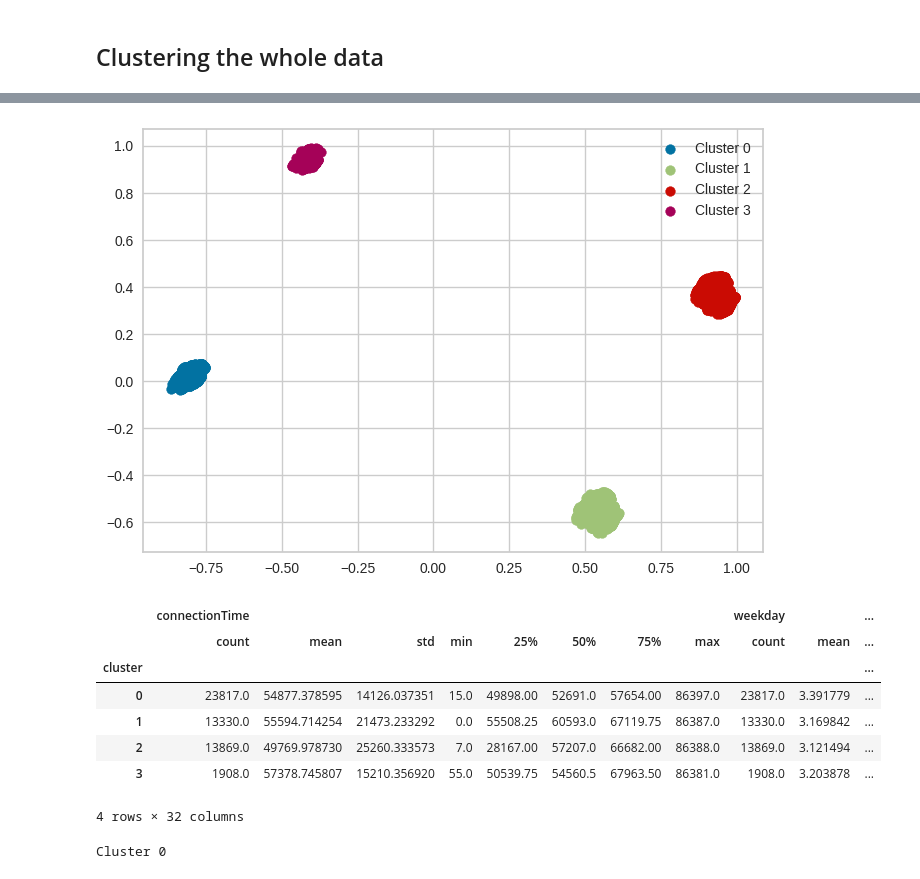
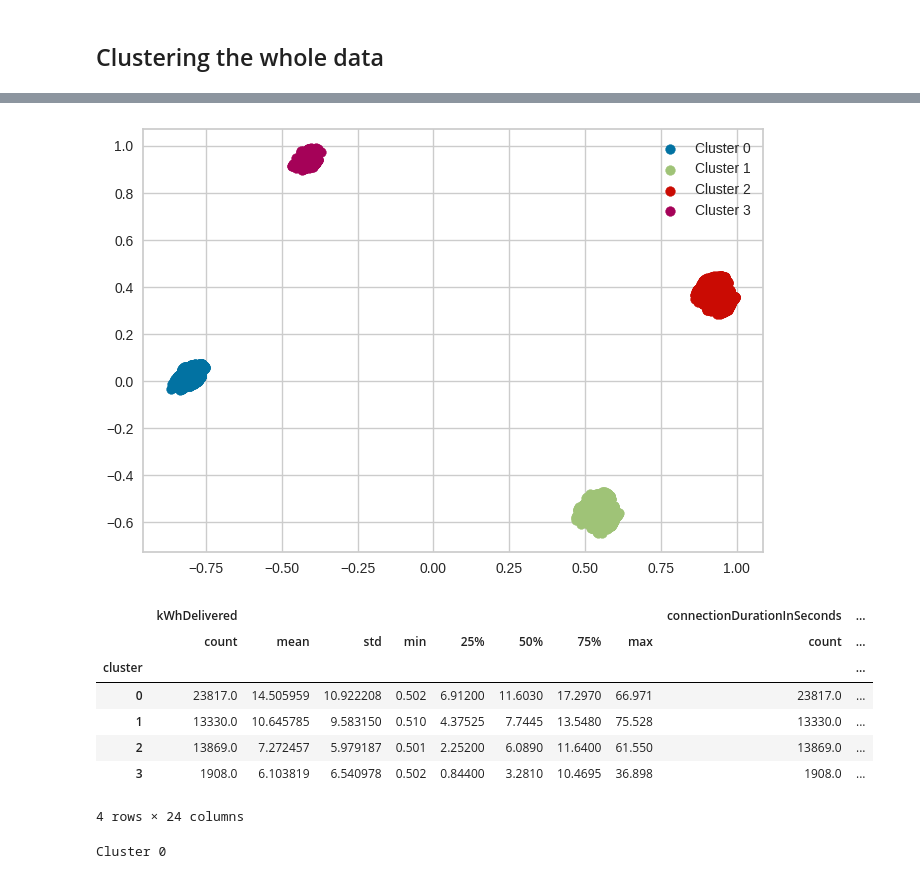
Before and after one commit to S0PEX/AA_Team_9_WS23, a Jupyter notebook: clustering.ipynb, the cells around one changed output, grey strips where cells are left out. Drawn from its saved outputs; the diff is of its cells as text; code cells hidden in the pictures.

```diff
--- a/clustering.ipynb
+++ b/clustering.ipynb
@@ -52,12 +52,12 @@ prepared_data['connectionDurationInSeconds'] = (prepared_data['disconnectTime']
 
 # Remove the date from the time columns and only keep the time
 prepared_data['connectionTime'] = pd.to_datetime(prepared_data['connectionTime']).dt.time
+prepared_data['connectionTimeInSecondsSinceMidnight'] = prepared_data['connectionTime'].apply(lambda x: x.hour * 3600 + x.minute * 60 + x.second)
 display(prepared_data.head())
 
 # Convert the time to seconds
 df_for_clustering = prepared_data.copy()
-df_for_clustering['connectionTime'] = df_for_clustering['connectionTime'].apply(lambda x: x.hour * 3600 + x.minute * 60 + x.second)
-df_for_clustering = df_for_clustering.drop(columns=['disconnectTime'])
+df_for_clustering = df_for_clustering.drop(columns=['connectionTime', 'disconnectTime'])
 
 display(df_for_clustering.head())
 # %% [output]
@@ -180,23 +180,27 @@ def cluster_data_and_get_labels(number_of_clusters: int):
     scaled_clusters_df = df_for_clustering.copy()
     scaled_clusters_df['cluster'] = labels
     scaled_clusters_df = scaled_clusters_df.groupby('cluster')
-    display(scaled_clusters_df.describe())
 
+    # Apply cluster to the original data
+    clusters_df_original = prepared_data.copy()
+    clusters_df_original['cluster'] = labels
+    clusters_df_original = clusters_df_original.groupby('cluster')
+    display(clusters_df_original.describe())
 
     # Raw data unscaled
-    return scaled_clusters_df
+    return scaled_clusters_df, clusters_df_original
 # %%
-df_4_clusters = cluster_data_and_get_labels(4)
+df_4_clusters, df_original = cluster_data_and_get_labels(4)
 # %% [output]
 [figure]
-|  | connectionTime |  |  |  |  |  |  |  | weekday |  | ... |
-|  | count | mean | std | min | 25% | 50% | 75% | max | count | mean | ... |
-| cluster |  |  |  |  |  |  |  |  |  |  | ... |
-| 0 | 23817.0 | 54877.378595 | 14126.037351 | 15.0 | 49898.00 | 52691.0 | 57654.00 | 86397.0 | 23817.0 | 3.391779 | ... |
-| 1 | 13330.0 | 55594.714254 | 21473.233292 | 0.0 | 55508.25 | 60593.0 | 67119.75 | 86387.0 | 13330.0 | 3.169842 | ... |
-| 2 | 13869.0 | 49769.978730 | 25260.333573 | 7.0 | 28167.00 | 57207.0 | 66682.00 | 86388.0 | 13869.0 | 3.121494 | ... |
-| 3 | 1908.0 | 57378.745807 | 15210.356920 | 55.0 | 50539.75 | 54560.5 | 67963.50 | 86381.0 | 1908.0 | 3.203878 | ... |
+|  | kWhDelivered |  |  |  |  |  |  |  | connectionDurationInSeconds | ... |
+|  | count | mean | std | min | 25% | 50% | 75% | max | count | ... |
+| cluster |  |  |  |  |  |  |  |  |  | ... |
+| 0 | 23817.0 | 14.505959 | 10.922208 | 0.502 | 6.91200 | 11.6030 | 17.2970 | 66.971 | 23817.0 | ... |
+| 1 | 13330.0 | 10.645785 | 9.583150 | 0.510 | 4.37525 | 7.7445 | 13.5480 | 75.528 | 13330.0 | ... |
+| 2 | 13869.0 | 7.272457 | 5.979187 | 0.501 | 2.25200 | 6.0890 | 11.6400 | 61.550 | 13869.0 | ... |
+| 3 | 1908.0 | 6.103819 | 6.540978 | 0.502 | 0.84400 | 3.2810 | 10.4695 | 36.898 | 1908.0 | ... |
-4 rows × 32 columns
+4 rows × 24 columns
 # %%
 # Visualize the clustered data
 # %%
```
Also changed, not shown: parts of 6 cells of this notebook.
